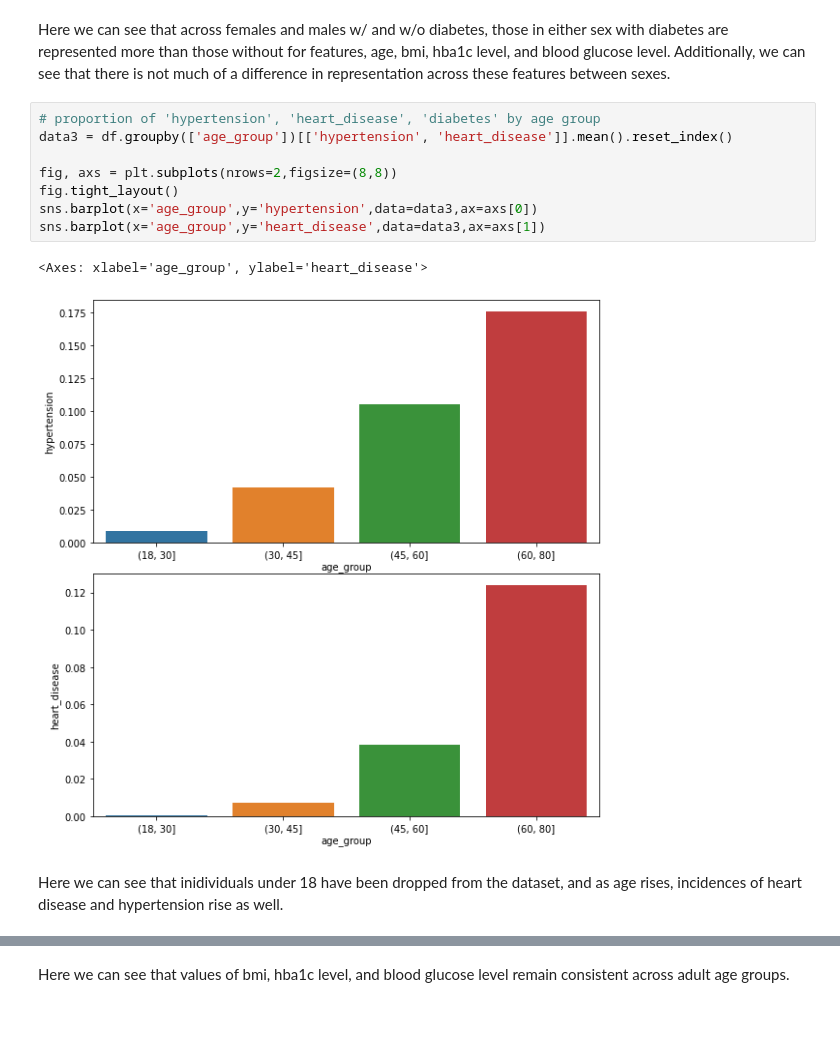
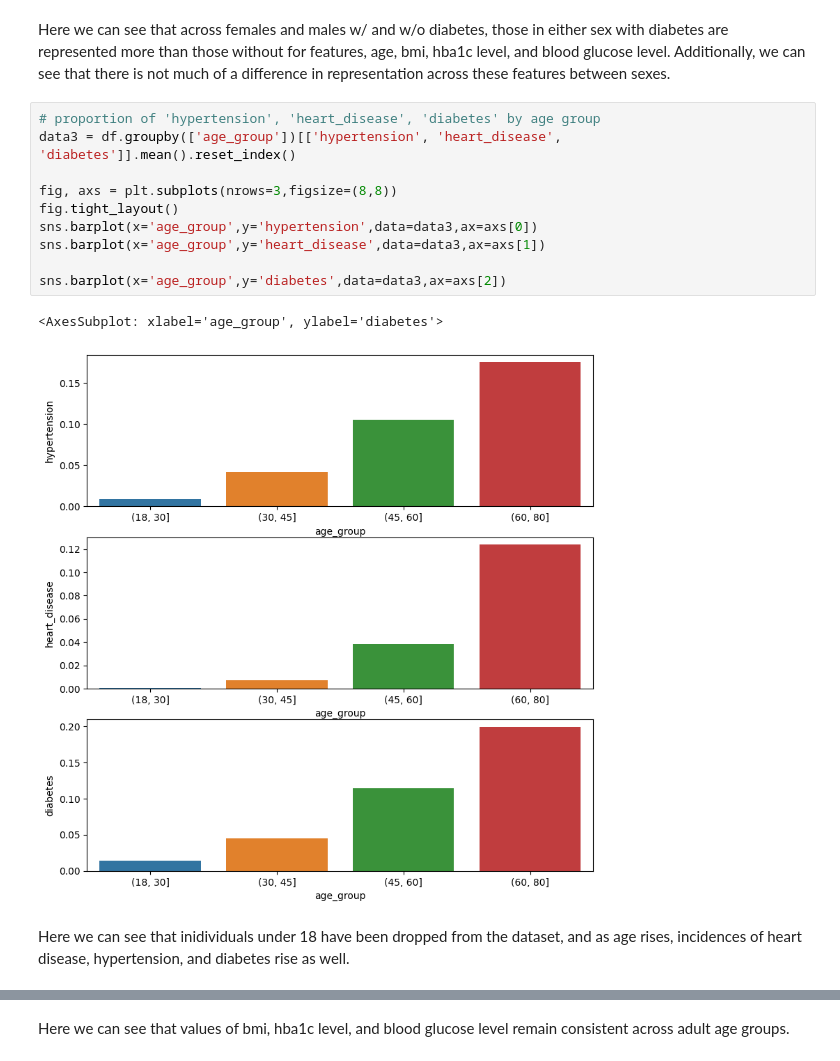
Before and after one commit to harshi-saha/cogs108-project, a Jupyter notebook: FinalReport_group014_draft.ipynb, the cells around one changed output, grey strips where cells are left out. Drawn from its saved outputs; the diff is of its cells as text; blank space fills up the shorter version.

```diff
--- a/FinalReport_group014_draft.ipynb
+++ b/FinalReport_group014_draft.ipynb
@@ -431,17 +465,19 @@ sns.move_legend(axs[3], "upper left", bbox_to_anchor=(1, 1))
 Here we can see that across females and males w/ and w/o diabetes, those in either sex with diabetes are represented more than those without for features, age, bmi, hba1c level, and blood glucose level. Additionally, we can see that there is not much of a difference in representation across these features between sexes.
 # %%
 # proportion of 'hypertension', 'heart_disease', 'diabetes' by age group
-data3 = df.groupby(['age_group'])[['hypertension', 'heart_disease']].mean().reset_index()
+data3 = df.groupby(['age_group'])[['hypertension', 'heart_disease', 'diabetes']].mean().reset_index()
 
-fig, axs = plt.subplots(nrows=2,figsize=(8,8))
+fig, axs = plt.subplots(nrows=3,figsize=(8,8))
 fig.tight_layout()
 sns.barplot(x='age_group',y='hypertension',data=data3,ax=axs[0])
 sns.barplot(x='age_group',y='heart_disease',data=data3,ax=axs[1])
+
+sns.barplot(x='age_group',y='diabetes',data=data3,ax=axs[2])
 # %% [output]
-<Axes: xlabel='age_group', ylabel='heart_disease'>
+<AxesSubplot: xlabel='age_group', ylabel='diabetes'>
-[figure, old version]
+[figure, new version]
 # %% [markdown]
-Here we can see that inidividuals under 18 have been dropped from the dataset, and as age rises, incidences of heart disease and hypertension rise as well.
+Here we can see that inidividuals under 18 have been dropped from the dataset, and as age rises, incidences of heart disease, hypertension, and diabetes rise as well.
 # %%
 # average 'bmi', 'HbA1c_level', 'blood_glucose_level' by age group
 data4 = df[['age_group','bmi', 'hba1c', 'bg']] # or median
```
Also changed, not shown: parts of 47 cells of this notebook.
